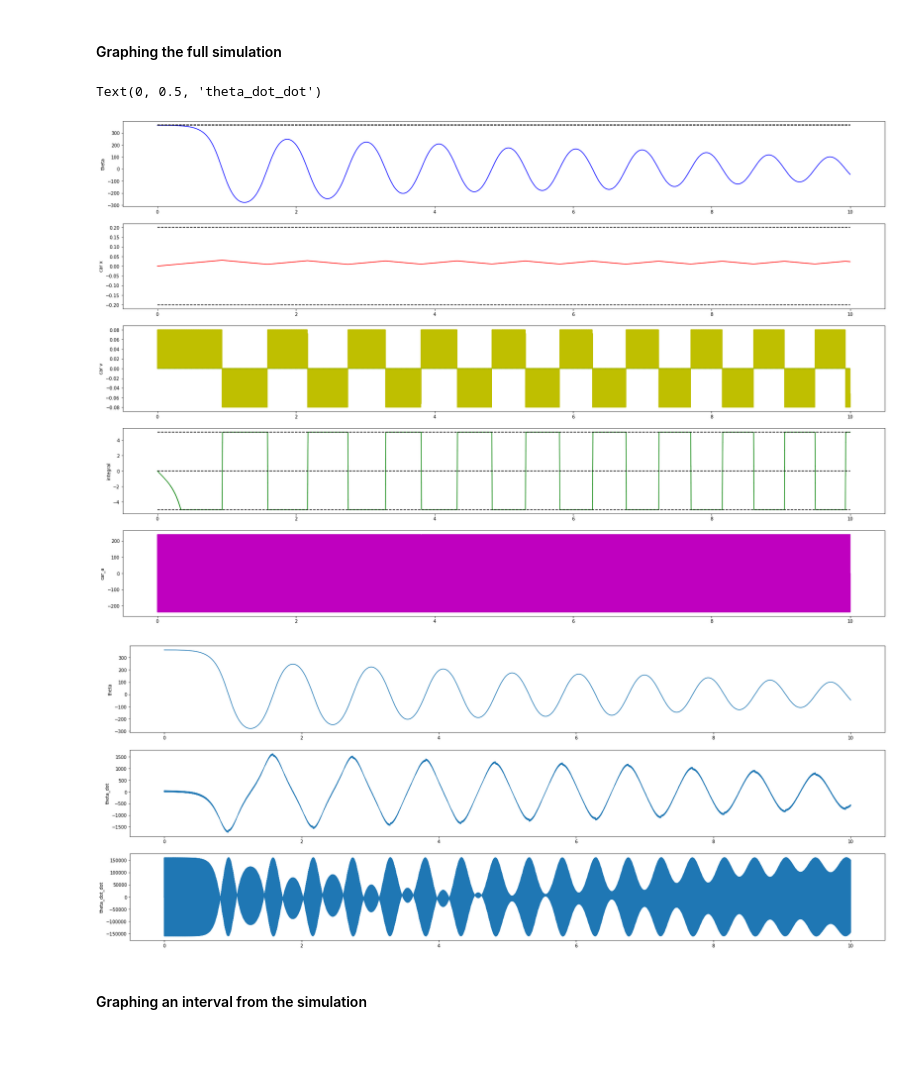
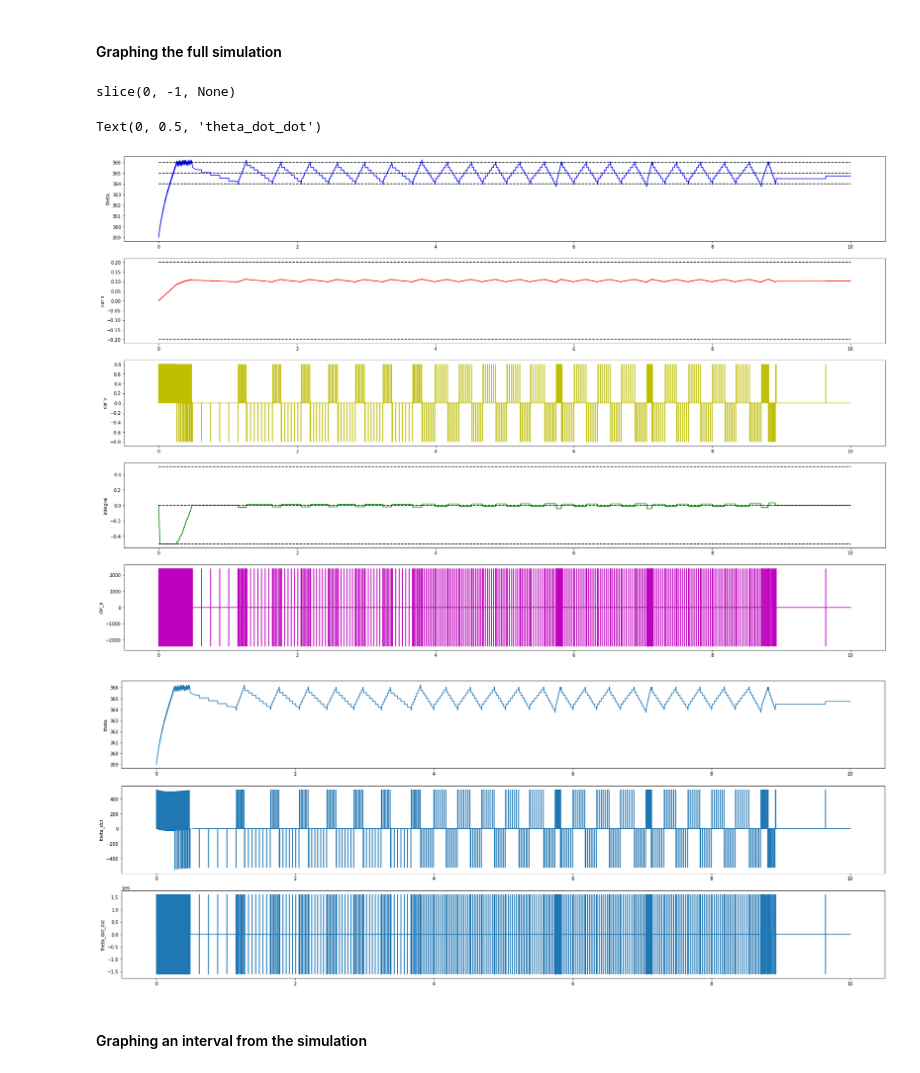
Before and after one commit to juangriffin121/Data-Model-PID-Sim, a Jupyter notebook: Model_fitting_and_simulation.ipynb, the cells around one changed output. Saved outputs shown, nothing was run; the diff lists cells and outputs as text; code cells hidden in the pictures; blank space fills up the shorter version.

Commit message:
Fixed step_size and max deviation derivation

```diff
--- a/Model_fitting_and_simulation.ipynb
+++ b/Model_fitting_and_simulation.ipynb
@@ -227,14 +227,17 @@ car_reaction_time = 5*10 #(s) 5ms, minimal time the stepper motor needs between
 sensor_reaction_time = 3*10  #(s) 3ms, time interval between sensor retrieving information
 
 full_step_time = 10*dt #(s) 0.3ms time it takes for the motor to complete the step<car_reaction_time
-step_size = 0.04*1/1000 #(m) 0.04mm, length of a step, see linear regression notebook
+step_size = 0.4*1/1000 #(m) 0.4mm, length of a step, see linear regression notebook
 
 Max_v = step_size/car_reaction_time #(m/s)
-Max_int = 5 # cap for the integral
+Max_int = 0.5 # cap for the integral
 res = 1 #resolution of the sensor, 1 line of the encoder, given the structure of it its around half a degree
 Max_x = .2 #(m) half the length of the printer on which the motor is placed, when the "car" reaches that length from either side it "fell"
 
 Lambda = kappa/9.8 #m*len_mass_center= kappa/g from lagrangian deduction of the eqs of motion
+
+
+last = -1
 # %% [markdown]
 #### Defining functions used for the simulation
 # %%
@@ -278,9 +281,12 @@ def PID(theta_int,theta,theta_dot):#PID system for controling the angle, returns
 def car_actualize(new_waiting_time):#using the ordered waiting time obtained from the PID, decide if it has to move, if it does set a variable move to true
     global move
     global waiting_time
+    global wanted_direc
+    global direc
 
     if waiting_time <= 0:
         move = True
+        direc = wanted_direc
         waiting_time = new_waiting_time
     else:
         waiting_time = min(waiting_time-dt_system*dt,new_waiting_time)
@@ -337,11 +343,12 @@ def control():#if the sensor can get new information, use that, and if not use t
     global move
     global waiting_time
     global direc
+    global wanted_direc
 
     if i%sensor_reaction_time:
         sensor_actualize(theta)
     response_vel = PID(theta_int,theta,theta_dot)
-    direc = np.sign(response_vel)
+    wanted_direc = np.sign(response_vel)
 
     if response_vel != 0:
         new_waiting_time = abs(step_size/response_vel)
@@ -367,8 +374,8 @@ def append():#append relevant values to lists that id like to graph later
     v_list.append(v)
     x_list.append(x)
     a_list.append(a)
-last = -1
-def npify(interval = slice(0,last)):#make the lists ndarrays and fix them in an optional interval, its default is from the start till the car falls
+
+def npify(interval):#make the lists ndarrays and fix them in an optional interval, its default is from the start till the car falls
     global theta_int_list
     global theta_list
     global theta_dot_list
@@ -378,6 +385,7 @@ def npify(interval = slice(0,last)):#make the lists ndarrays and fix them in an
     global v_list
     global a_list
 
+    print(interval)
     time = np.array(T[1:][interval])
 
     theta_int = np.array(theta_int_list[interval])
@@ -393,9 +401,9 @@ def npify(interval = slice(0,last)):#make the lists ndarrays and fix them in an
 # %% [markdown]
 #### Setting initial conditions and simulating
 # %%
-theta_int,theta,theta_dot, x,v = [0,363,0, 0,0]# set the initial conditions, 365 is the pendulum up
+theta_int,theta,theta_dot, x,v = [0,359,0, 0,0]# set the initial conditions, 365 is the pendulum up
 
-ki,kp,kd = [0.01,10,0]#gains for the PID, the derivative is not well implemented yet
+ki,kp,kd = [1,10,0]#gains for the PID, the derivative is not well implemented yet
 
 #initiating used variables
 waiting_time = 0
@@ -426,6 +434,8 @@ for i in range(N):
         print('car fell')
         last = i
         break
+
+time = T[1:]
 # %%
 def graph(T,time, theta_int, theta, theta_dot, x, v, a, show_x_lims = True, show_theta_lims = True): #graph relevant variables
     fig,axs = plt.subplots(figsize = (30,20),nrows = 5)
@@ -459,20 +469,22 @@ def graph(T,time, theta_int, theta, theta_dot, x, v, a, show_x_lims = True, show
 # %% [markdown]
 #### Graphing the full simulation
 # %%
-time, theta_int, theta, theta_dot, Dtheta_dot, x, v, a = npify()
+s = slice(0,last)
+time, theta_int, theta, theta_dot, Dtheta_dot, x, v, a = npify(s)
 graph(T,time, theta_int, theta, theta_dot, x, v, a)
 fig,axs = plt.subplots(figsize = (30,20*3/5),nrows = 3)
 axs[0].plot(time,theta)
 axs[1].plot(time,theta_dot)
 axs[2].plot(time,Dtheta_dot)
 
 axs[0].set_ylabel('theta')
 axs[1].set_ylabel('theta_dot')
 axs[2].set_ylabel('theta_dot_dot')
 # %% [output]
-Text(0, 0.5, 'theta_dot_dot')
+slice(0, -1, None)
+Text(0, 0.5, 'theta_dot_dot')
-[figure, old version]
+[figure, new version]
-[figure, old version]
+[figure, new version]
 # %% [markdown]
 #### Graphing an interval from the simulation
 # %%
```
Also changed, not shown: parts of 10 cells of this notebook.
